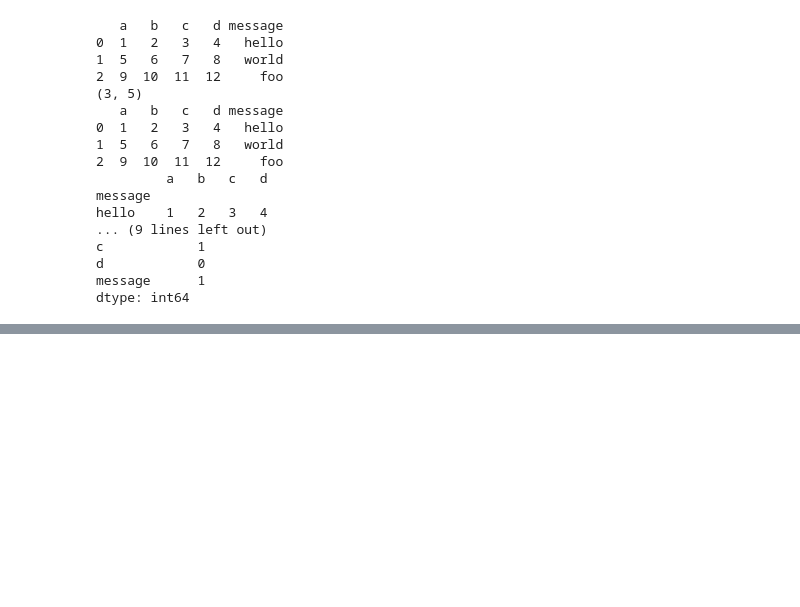
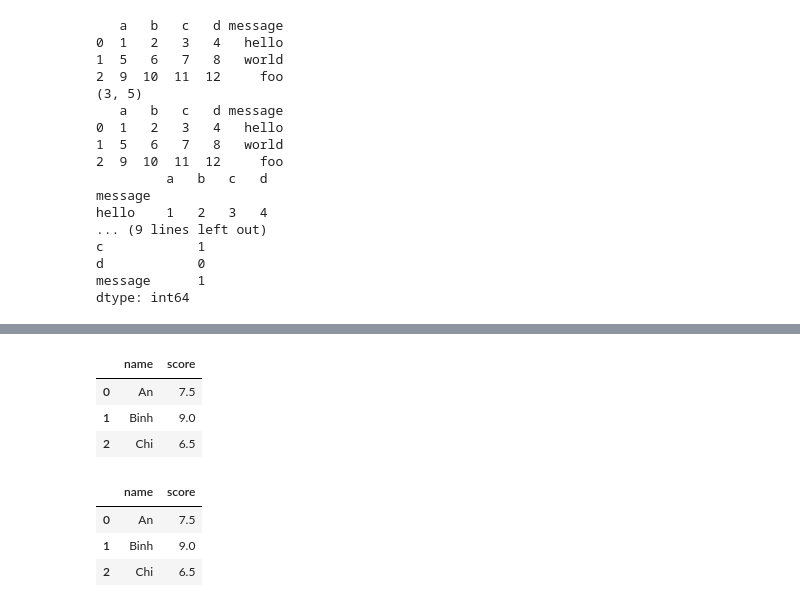
Before and after one commit to hon1701/Hoan-Data-Science-Course, a Jupyter notebook: notebooks/on_tap_01_python_jupyter.ipynb, the cells around one changed output, grey strips where cells are left out. Drawn from its saved outputs; the diff is of its cells as text; code cells hidden in the pictures; blank space fills up the shorter version.

```diff
--- a/notebooks/on_tap_01_python_jupyter.ipynb
+++ b/notebooks/on_tap_01_python_jupyter.ipynb
@@ -1115,0 +1216,8 @@ keep_default_na=False: Pandas vô hiệu hóa hoàn toàn danh sách mặc đị
+# %%
+data = pd.DataFrame({
+    'name': ['An', 'Binh', 'Chi'],
+    'score': [7.5, 9.0, 6.5]})
+output_path = 'students_output.csv'
+print(data)
+data.to_csv(output_path)
+!dir
@@ -1115,0 +1241,21 @@ keep_default_na=False: Pandas vô hiệu hóa hoàn toàn danh sách mặc đị
+# %%
+data.to_csv('students_output.csv', index=False)
+pd.read_csv('students_output.csv')
+# %% [output]
+|  | name | score |
+| 0 | An | 7.5 |
+| 1 | Binh | 9.0 |
+| 2 | Chi | 6.5 |
+# %%
+data2 = pd.DataFrame({
+    "name": ["An", "Binh", "Chi"],
+    "age": [20, 22, 19],
+    "score": [7.5, 9.0, 6.5]
+})
+data2.to_csv('scores_only.csv', index=False, columns=['name', 'score'])
+pd.read_csv('scores_only.csv')
+# %% [output]
+|  | name | score |
+| 0 | An | 7.5 |
+| 1 | Binh | 9.0 |
+| 2 | Chi | 6.5 |
```
Also changed, not shown: parts of 9 cells of this notebook, 3 other files.
